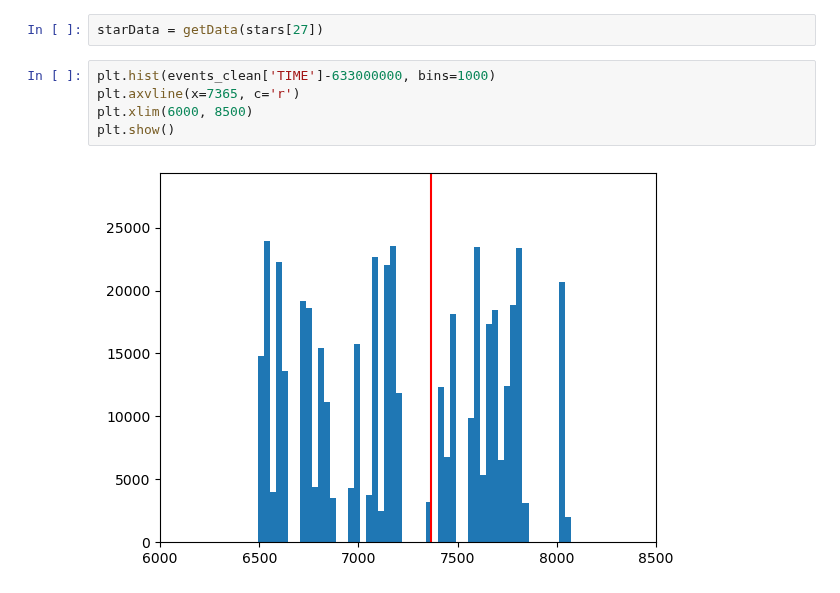
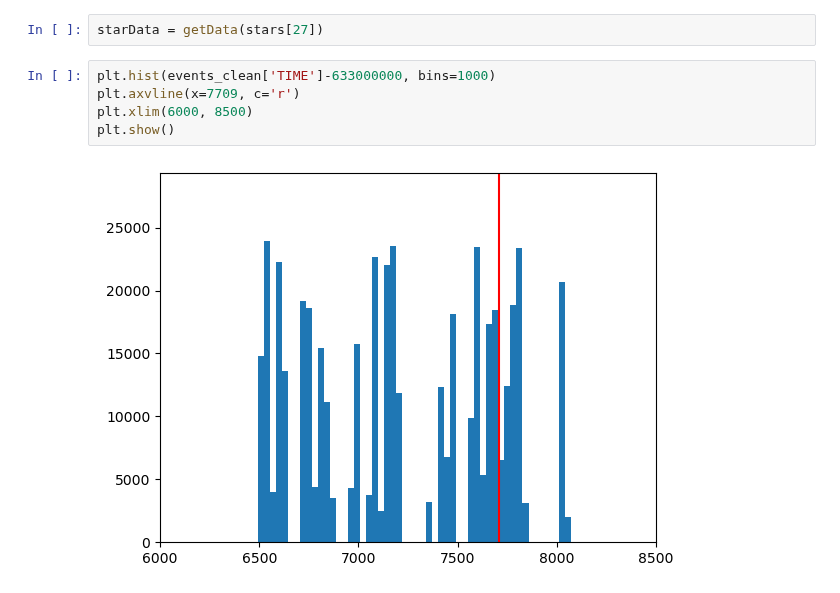
Before and after one commit to saphiooo/counting_stars, a Jupyter notebook: swift_uvot_events.ipynb, the cells around one changed output. Saved outputs shown, nothing was run; the diff lists cells and outputs as text.

```diff
--- a/swift_uvot_events.ipynb
+++ b/swift_uvot_events.ipynb
@@ -619,11 +633,11 @@ def splitInterval (starData):
 ## Sanity Checks
 # %%
 starData = getData(stars[27])
-# %%
-plt.hist(events_clean['TIME']-633000000, bins=1000)
-plt.axvline(x=7365, c='r')
-plt.xlim(6000, 8500)
-plt.show()
-# %% [output]
-[figure, removed]
+# %%
+plt.hist(events_clean['TIME']-633000000, bins=1000)
+plt.axvline(x=7709, c='r')
+plt.xlim(6000, 8500)
+plt.show()
+# %% [output]
+[figure, added]
 # %%
```
Also changed, not shown: parts of 18 cells of this notebook.
